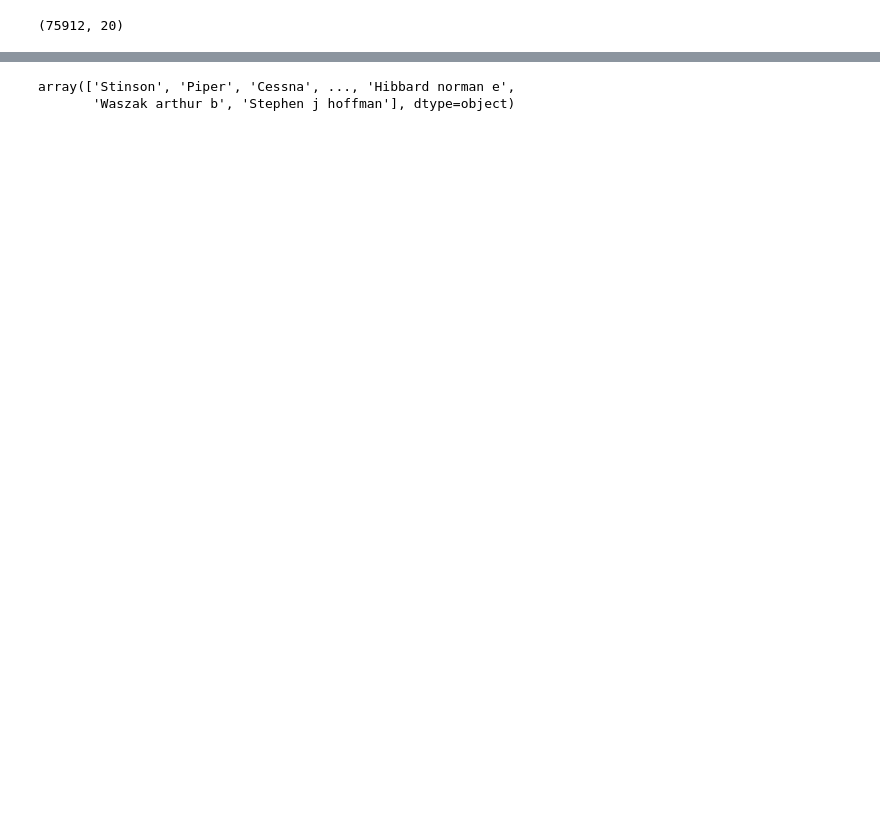
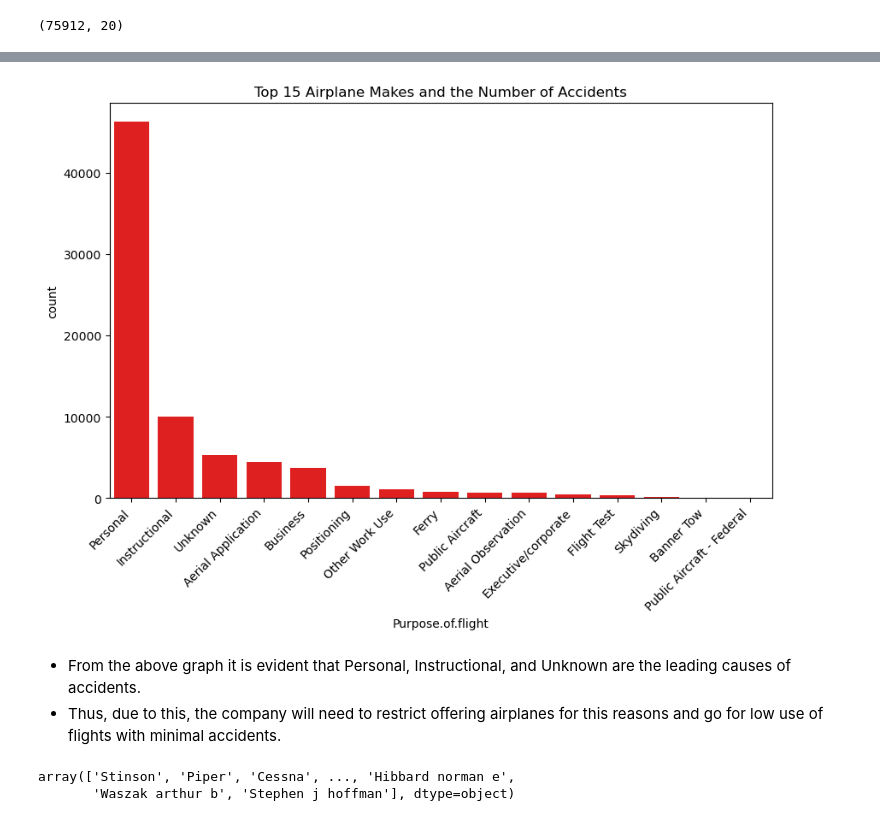
Before and after one commit to StephenMulingwa/Aviation_Business_Project, a Jupyter notebook: student.ipynb, the cells around one changed output, grey strips where cells are left out. Saved outputs shown, nothing was run; the diff lists cells and outputs as text; code cells hidden in the pictures; blank space fills up the shorter version.

```diff
--- a/student.ipynb
+++ b/student.ipynb
@@ -378 +314,16 @@ plt.show()
+# %%
+# Accidents based on the Purpose of flights
+purpose_of_flight_15 = df['Purpose.of.flight'].value_counts().nlargest(15).index
+purpose_of_flight = df[df['Purpose.of.flight'].isin(purpose_of_flight_15)]
+
+plt.figure(figsize=(10, 6))
+sns.countplot(data=purpose_of_flight, x='Purpose.of.flight', order=purpose_of_flight_15, color = 'red')
+plt.title('Top 15 Airplane Makes and the Number of Accidents')
+plt.xticks(rotation=45, ha='right')
+plt.show()
+# %% [output]
+[figure, added]
+# %% [markdown]
+* From the above graph it is evident that Personal, Instructional, and Unknown are the leading causes of accidents.
+* Thus, due to this, the company will need to restrict offering airplanes for this reasons and go for low use of flights with minimal accidents.
 # %%
```
Also changed, not shown: parts of 54 cells of this notebook, 1 other file.
